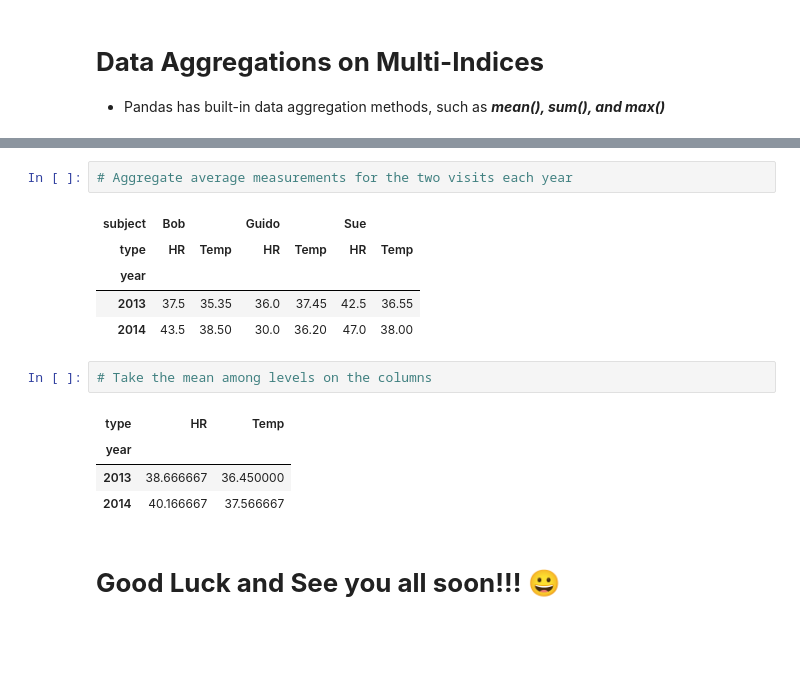
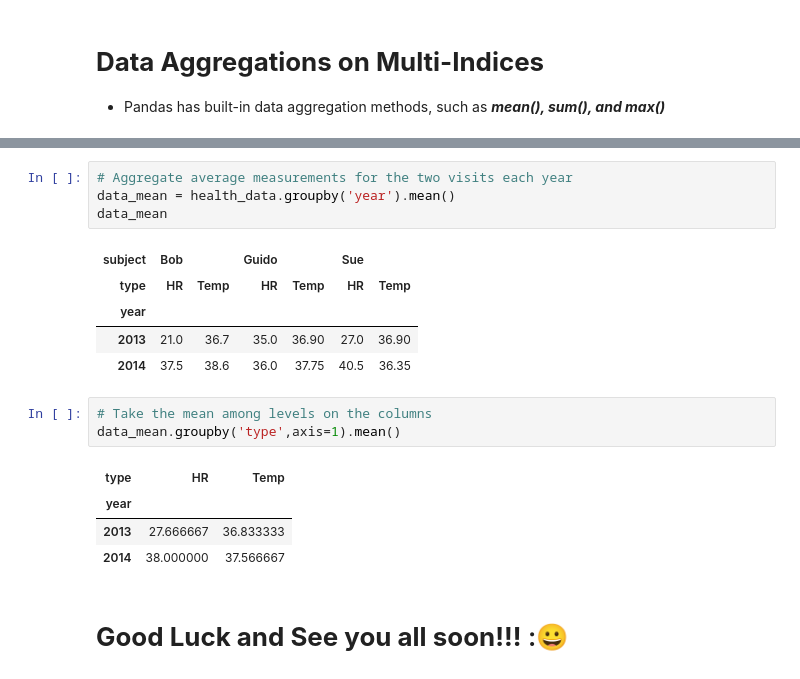
Before and after one commit to mohdkhairilabdulkarim/STQD6014-Data-Science, a Jupyter notebook: Copy_of_Week10_Pandas_20231224_WC.ipynb, the cells around one changed output, grey strips where cells are left out. Drawn from its saved outputs; the diff is of its cells as text; blank space fills up the shorter version.

```diff
--- a/Copy_of_Week10_Pandas_20231224_WC.ipynb
+++ b/Copy_of_Week10_Pandas_20231224_WC.ipynb
@@ -1431,17 +1437,20 @@ health_data
 # %%
 # Aggregate average measurements for the two visits each year
+data_mean = health_data.groupby('year').mean()
+data_mean
 # %% [output]
 | subject | Bob |  | Guido |  | Sue |  |
 | type | HR | Temp | HR | Temp | HR | Temp |
 | year |  |  |  |  |  |  |
-| 2013 | 37.5 | 35.35 | 36.0 | 37.45 | 42.5 | 36.55 |
-| 2014 | 43.5 | 38.50 | 30.0 | 36.20 | 47.0 | 38.00 |
+| 2013 | 21.0 | 36.7 | 35.0 | 36.90 | 27.0 | 36.90 |
+| 2014 | 37.5 | 38.6 | 36.0 | 37.75 | 40.5 | 36.35 |
 # %%
 # Take the mean among levels on the columns
+data_mean.groupby('type',axis=1).mean()
 # %% [output]
 | type | HR | Temp |
 | year |  |  |
-| 2013 | 38.666667 | 36.450000 |
-| 2014 | 40.166667 | 37.566667 |
+| 2013 | 27.666667 | 36.833333 |
+| 2014 | 38.000000 | 37.566667 |
 # %% [markdown]
-# **Good Luck and See you all soon!!!** 😀
+# **Good Luck and See you all soon!!!** :😀
```
Also changed, not shown: parts of 6 cells of this notebook.
